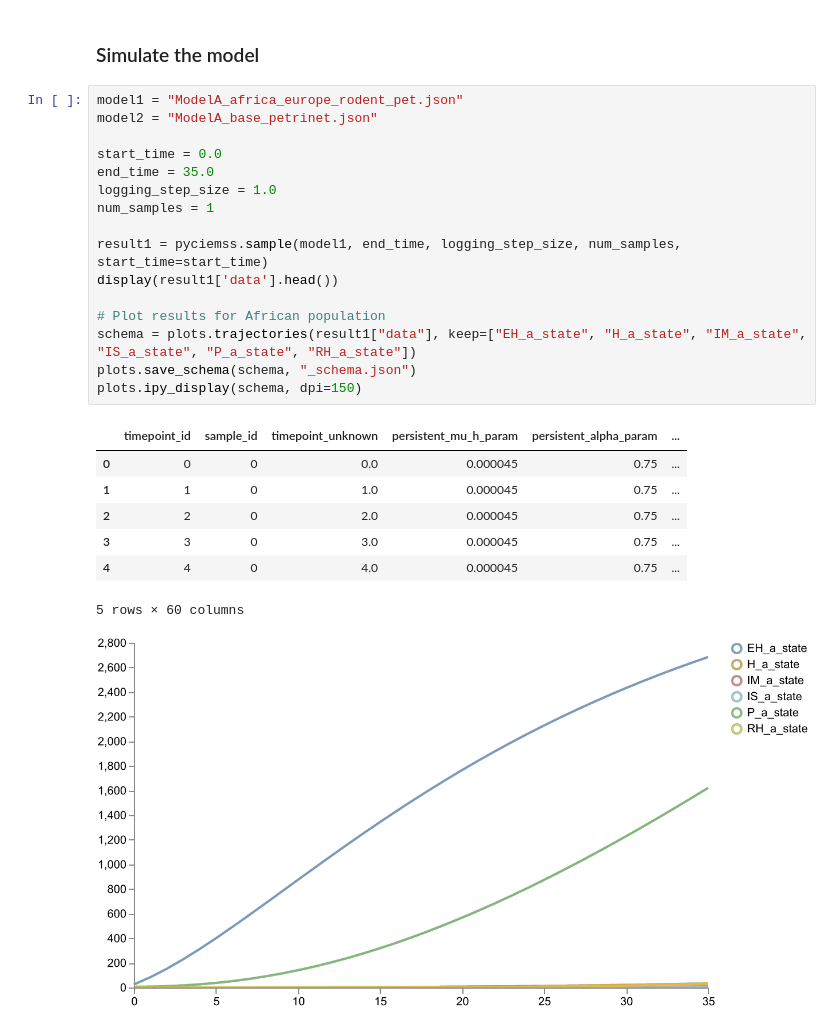
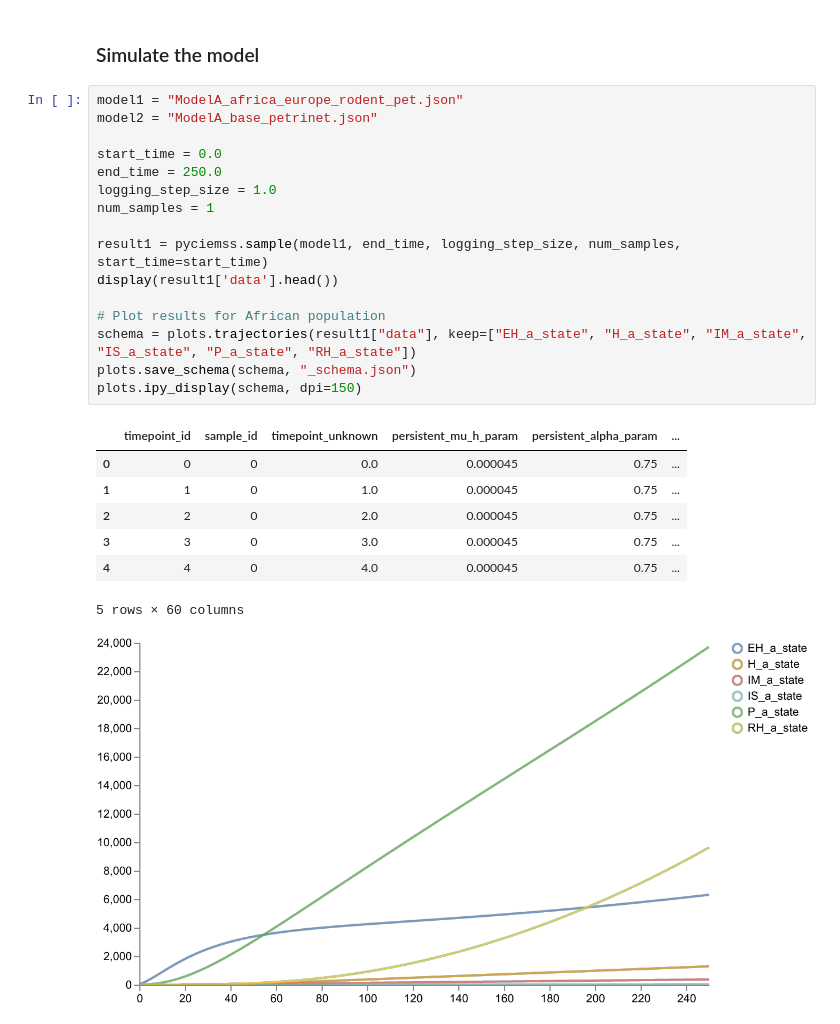
Before and after one commit to DARPA-ASKEM/program-milestones, a Jupyter notebook: final-program-milestone/hackathon/epi/decisionmaker-scenarios.ipynb, the cells around one changed output. Saved outputs shown, nothing was run; the diff lists cells and outputs as text.

```diff
--- a/final-program-milestone/hackathon/epi/decisionmaker-scenarios.ipynb
+++ b/final-program-milestone/hackathon/epi/decisionmaker-scenarios.ipynb
@@ -242,28 +243,28 @@ template_model_to_petrinet_json_file(tm, 'ModelA_africa_europe_rodent_pet.json')
 # %%
 model1 = "ModelA_africa_europe_rodent_pet.json"
 model2 = "ModelA_base_petrinet.json"
 
 start_time = 0.0
-end_time = 35.0
+end_time = 250.0
 logging_step_size = 1.0
 num_samples = 1
 
 result1 = pyciemss.sample(model1, end_time, logging_step_size, num_samples, start_time=start_time)
 display(result1['data'].head())
 
 # Plot results for African population
 schema = plots.trajectories(result1["data"], keep=["EH_a_state", "H_a_state", "IM_a_state", "IS_a_state", "P_a_state", "RH_a_state"])
 plots.save_schema(schema, "_schema.json")
 plots.ipy_display(schema, dpi=150)
 # %% [output]
 |  | timepoint_id | sample_id | timepoint_unknown | persistent_mu_h_param | persistent_alpha_param | ... |
 | 0 | 0 | 0 | 0.0 | 0.000045 | 0.75 | ... |
 | 1 | 1 | 0 | 1.0 | 0.000045 | 0.75 | ... |
 | 2 | 2 | 0 | 2.0 | 0.000045 | 0.75 | ... |
 | 3 | 3 | 0 | 3.0 | 0.000045 | 0.75 | ... |
 | 4 | 4 | 0 | 4.0 | 0.000045 | 0.75 | ... |
 5 rows × 60 columns
-[figure, old version]
+[figure, new version]
 # %%
 # Plot results for European population
 schema = plots.trajectories(result1["data"], keep=["EH_e_state", "H_e_state", "IM_e_state", "IS_e_state", "P_e_state", "RH_e_state"])
```
Also changed, not shown: parts of 22 cells of this notebook, 2 other files.
